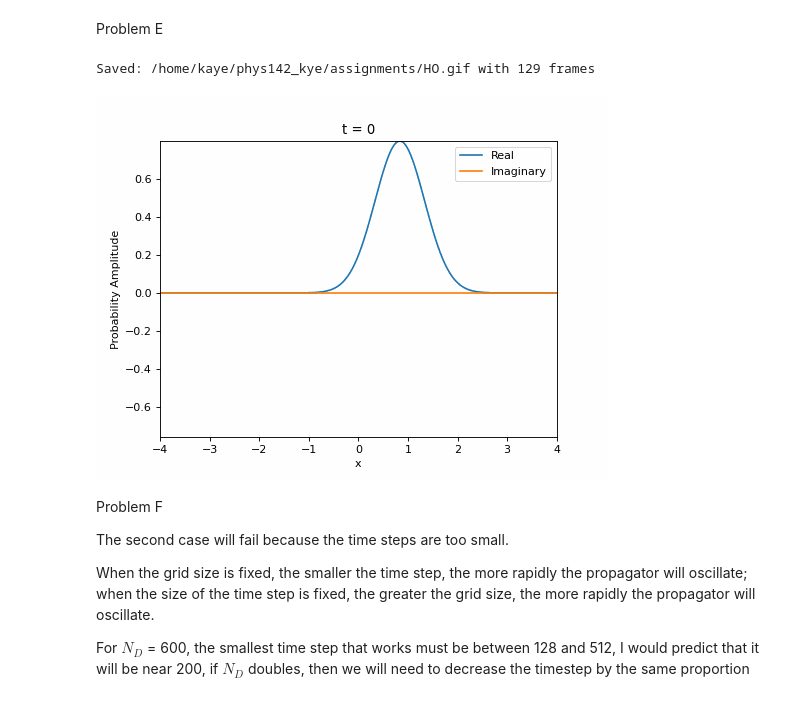
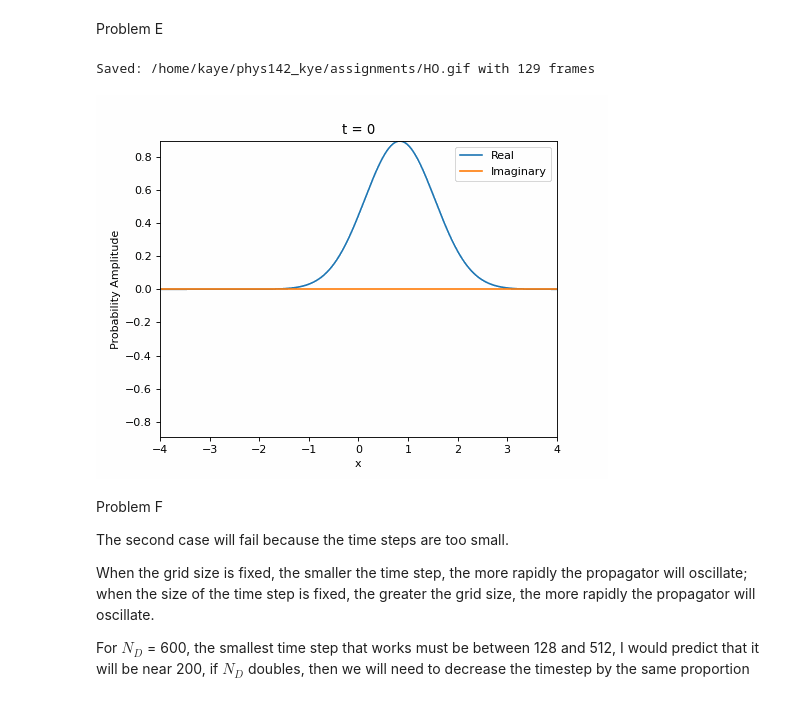
Before and after one commit to kany-e/phys142_kye, a Jupyter notebook: assignments/PHYS142_HW1.ipynb, the cells around one changed output. Drawn from its saved outputs; the diff is of its cells as text; code cells hidden in the pictures.

```diff
--- a/assignments/PHYS142_HW1.ipynb
+++ b/assignments/PHYS142_HW1.ipynb
@@ -74,7 +74,7 @@ def phi0 (x): #define wave-function of the electrons)
 #and record each electron location
 
 iniamp = np.zeros((601), dtype=np.complex128)
-x_pos = np.zeros((601), dtype=np.complex128)
+x_pos = np.zeros((601), dtype=np.float128)
 for i in range (601):
     x_e = -4 + i * deltax
     iniamp[i] = phi0(x_e)
@@ -204,8 +204,6 @@ Problem E
 animateamp = iniamp.copy()
 # %%
 # start from the initial probability amplitude
-animateamp = inidense.copy()
-
 animateamp_list = [animateamp.copy()]
 
 for n in range(128):
@@ -226,34 +224,34 @@ y_min = min(min(np.min(amp.real), np.min(amp.imag)) for amp in animateamp_list)
 y_max = max(max(np.max(amp.real), np.max(amp.imag)) for amp in animateamp_list)
 
 ax.set_ylim(y_min, y_max)
 
 ax.set_xlabel("x")
 ax.set_ylabel("Probability Amplitude")
 ax.legend()
 
 
 # function called for each animation frame
 def time_evolution(frame):
 
     line_real.set_ydata(animateamp_list[frame].real)
 
     line_imag.set_ydata(animateamp_list[frame].imag)
 
     ax.set_title(f"t = {frame}")
 
     return line_real, line_imag
 
 # create animation
 from IPython.display import Image, display
 plot = animate.FuncAnimation(fig, time_evolution, frames=129, interval=50)
 gif_path = Path("HO.gif")
 plot.save(gif_path, writer="pillow", dpi=80)
 plt.close(fig)
 print("Saved:", gif_path.resolve(), "with", len(animateamp_list), "frames")
 display(Image(filename=str(gif_path)))
 # %% [output]
 Saved: /home/kaye/phys142_kye/assignments/HO.gif with 129 frames
-[figure, old version]
+[figure, new version]
 # %% [markdown]
 Problem F
 
```
Also changed, not shown: parts of 4 cells of this notebook, 2 other files.
